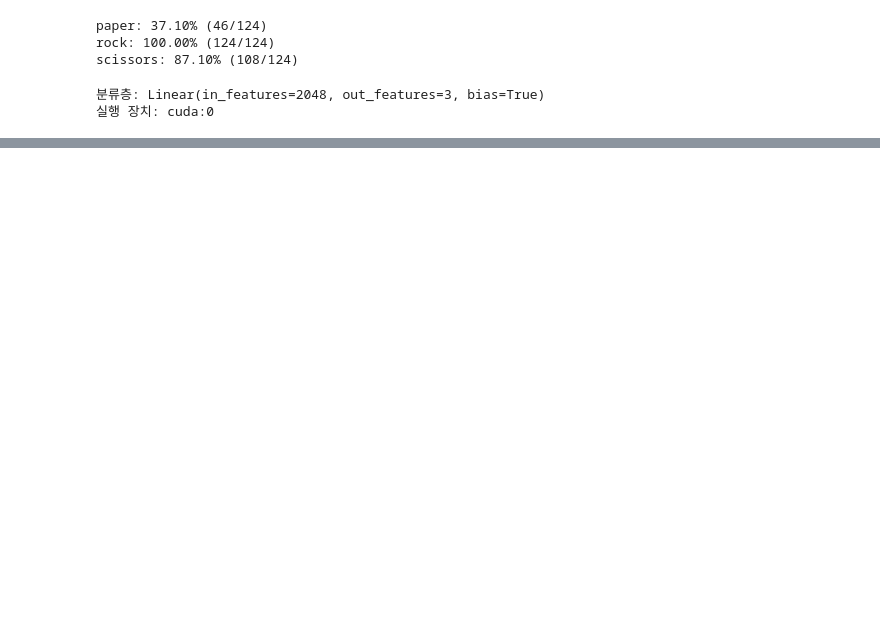
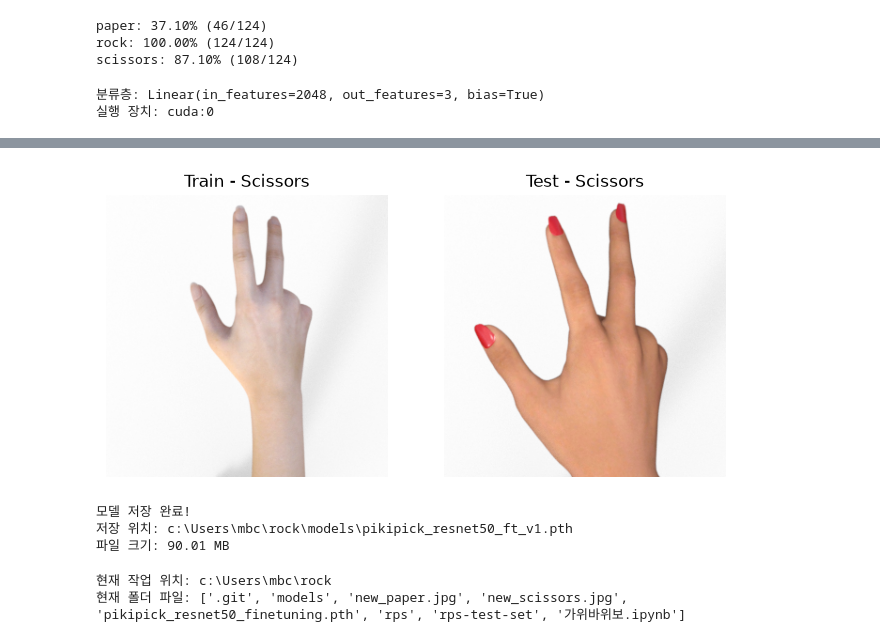
Before and after one commit to t01046769857-creator/rock, a Jupyter notebook: 가위바위보.ipynb, the cells around one changed output, grey strips where cells are left out. Saved outputs shown, nothing was run; the diff lists cells and outputs as text; code cells hidden in the pictures; blank space fills up the shorter version.

```diff
--- a/가위바위보.ipynb
+++ b/가위바위보.ipynb
@@ -782,0 +1068,74 @@ print("실행 장치:", next(model_ft.parameters()).device)
+# %%
+# 39. 학습용과 테스트용 가위 이미지 비교
+
+from PIL import Image
+import matplotlib.pyplot as plt
+
+# 학습용 가위 이미지 1장
+train_scissors = next(
+    path for path, label in train_full_dataset.samples
+    if train_full_dataset.classes[label] == "scissors"
+)
+
+# 오분류된 테스트 가위 이미지 1장
+test_scissors = next(
+    path for path, label in test_dataset.samples
+    if test_dataset.classes[label] == "scissors"
+    and path in [
+        p for p, lbl in test_dataset.samples
+        if test_dataset.classes[lbl] == "scissors"
+    ]
+)
+
+fig, axes = plt.subplots(1, 2, figsize=(8, 4))
+
+axes[0].imshow(Image.open(train_scissors))
+axes[0].set_title("Train - Scissors")
+
+axes[1].imshow(Image.open(test_scissors))
+axes[1].set_title("Test - Scissors")
+
+for ax in axes:
+    ax.axis("off")
+
+plt.show()
+# %% [output]
+[figure, added]
+# %%
+# 40. Fine-tuning 최종 모델 저장
+
+import torch
+import os
+
+# 모델을 저장할 폴더 생성
+os.makedirs("models", exist_ok=True)
+
+# 저장할 파일 경로
+save_path = "models/pikipick_resnet50_ft_v1.pth"
+
+# 모델 가중치와 학습 정보 저장
+torch.save({
+    "model_state_dict": model_ft.state_dict(),
+    "class_to_idx": test_dataset.class_to_idx,
+    "model_name": "ResNet50",
+    "epochs": 5,
+    "val_accuracy": 100.0,
+    "test_accuracy": 94.35
+}, save_path)
+
+print("모델 저장 완료!")
+print("저장 위치:", os.path.abspath(save_path))
+print("파일 크기:", round(os.path.getsize(save_path) / (1024**2), 2), "MB")
+# %% [output]
+모델 저장 완료!
+저장 위치: c:\Users\mbc\rock\models\pikipick_resnet50_ft_v1.pth
+파일 크기: 90.01 MB
+# %%
+# 현재 Jupyter 작업 위치와 파일 확인
+import os
+
+print("현재 작업 위치:", os.getcwd())
+print("현재 폴더 파일:", os.listdir())
+# %% [output]
+현재 작업 위치: c:\Users\mbc\rock
+현재 폴더 파일: ['.git', 'models', 'new_paper.jpg', 'new_scissors.jpg', 'pikipick_resnet50_finetuning.pth', 'rps', 'rps-test-set', '가위바위보.ipynb']
```
Also changed, not shown: parts of 39 cells of this notebook, 7 other files.
